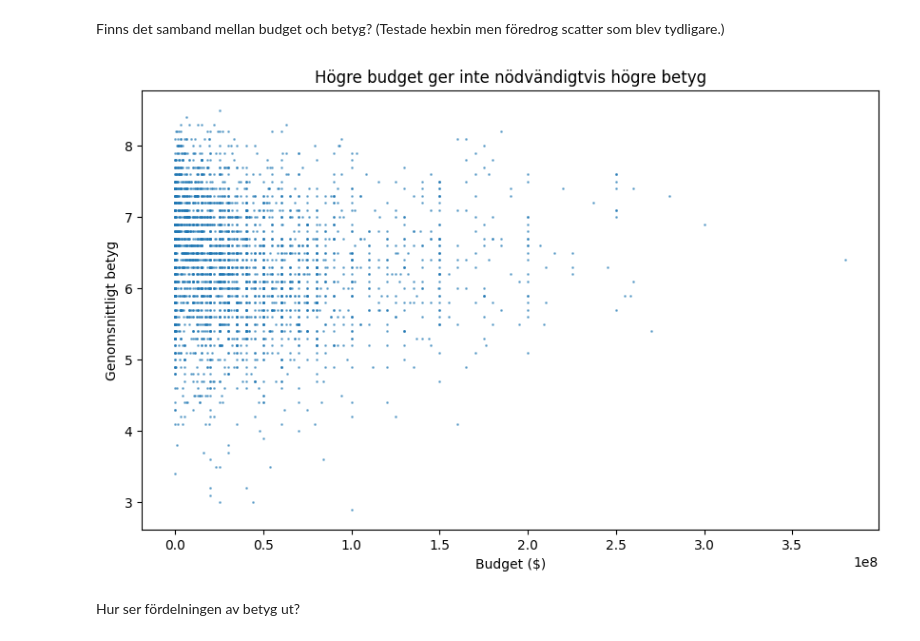
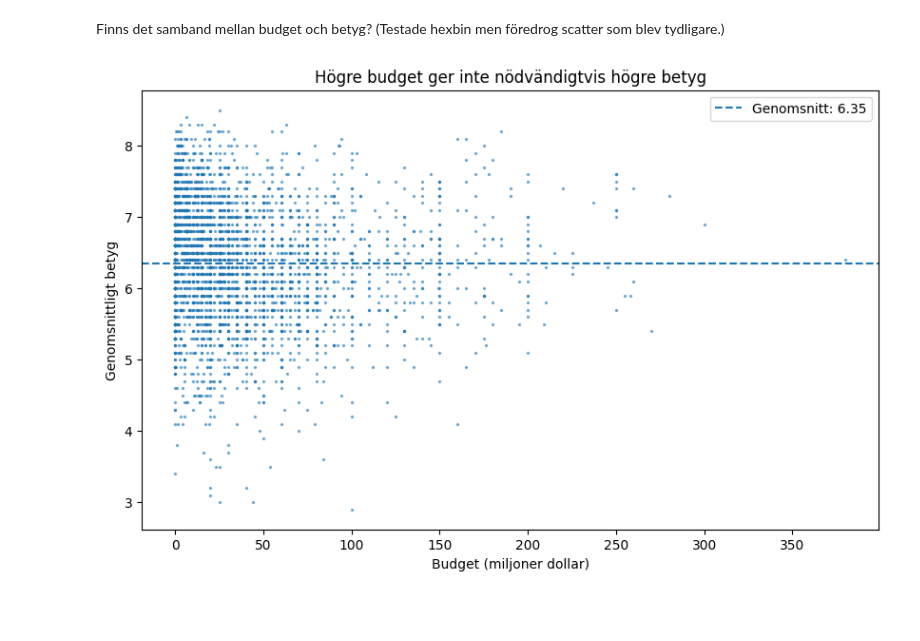
Before and after one commit to lakevalley/kk1-pythonai, a Jupyter notebook: my_notebook.ipynb, the cells around one changed output. Drawn from its saved outputs; the diff is of its cells as text; code cells hidden in the pictures; blank space fills up the shorter version.

```diff
--- a/my_notebook.ipynb
+++ b/my_notebook.ipynb
@@ -82,20 +200,28 @@ Finns det samband mellan budget och betyg?
 (Testade hexbin men föredrog scatter som blev tydligare.)
 # %%
 fig, ax = plt.subplots(figsize=(10, 6))
+df_budget = df[df["budget"] > 0]
 
 ax.scatter(
-    df["budget"],
+    df["budget"] / 1_000_000,
     df["vote_average"],
     alpha=0.5,
-    s=1
+    s=2
 )
 
 ax.set_title("Högre budget ger inte nödvändigtvis högre betyg")
-ax.set_xlabel("Budget ($)")
+ax.set_xlabel("Budget (miljoner dollar)")
 ax.set_ylabel("Genomsnittligt betyg")
 
+average_rating = df["vote_average"].mean()
+
+ax.axhline(average_rating,
+           linestyle="--",
+           label=f"Genomsnitt: {average_rating:.2f}"
+)
+
+ax.legend()
+
 plt.show()
 # %% [output]
-[figure, old version]
+[figure, new version]
-# %% [markdown]
-Hur ser fördelningen av betyg ut?
```
Also changed, not shown: parts of 19 cells of this notebook.
